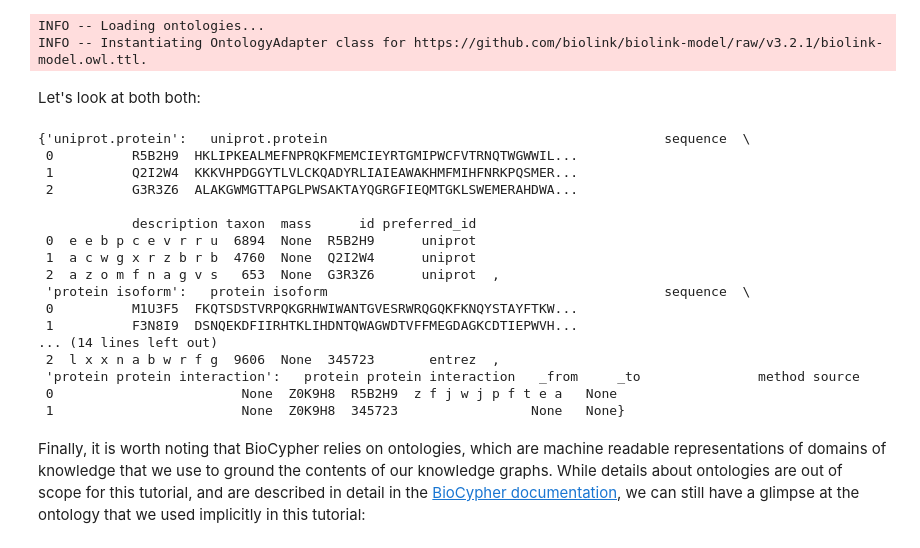
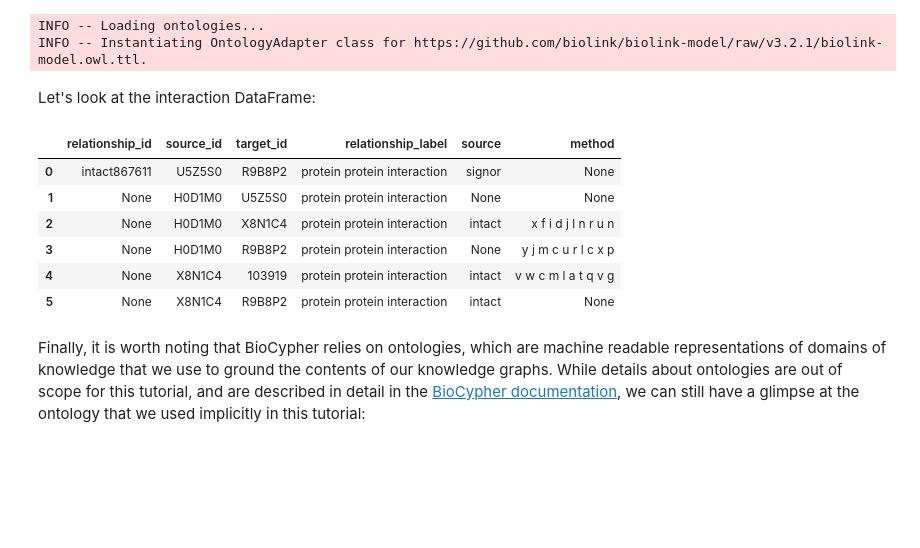
Before and after one commit to biocypher/biocypher, a Jupyter notebook: tutorial/08_basics_pandas.ipynb, the cells around one changed output. Saved outputs shown, nothing was run; the diff lists cells and outputs as text; code cells hidden in the pictures; blank space fills up the shorter version.

```diff
--- a/tutorial/08_basics_pandas.ipynb
+++ b/tutorial/08_basics_pandas.ipynb
@@ -688,27 +687,17 @@ bc.add(edge_generator(ppi))
 INFO -- Loading ontologies...
 INFO -- Instantiating OntologyAdapter class for https://github.com/biolink/biolink-model/raw/v3.2.1/biolink-model.owl.ttl.
 # %% [markdown]
-Let's look at both both:
+Let's look at the interaction DataFrame:
 # %%
-bc.to_df()
+bc.to_df()["protein protein interaction"]
 # %% [output]
-{'uniprot.protein':   uniprot.protein                                           sequence  \
- 0          R5B2H9  HKLIPKEALMEFNPRQKFMEMCIEYRTGMIPWCFVTRNQTWGWWIL...
- 1          Q2I2W4  KKKVHPDGGYTLVLCKQADYRLIAIEAWAKHMFMIHFNRKPQSMER...
- 2          G3R3Z6  ALAKGWMGTTAPGLPWSAKTAYQGRGFIEQMTGKLSWEMERAHDWA...
-
-            description taxon  mass      id preferred_id
- 0  e e b p c e v r r u  6894  None  R5B2H9      uniprot
- 1  a c w g x r z b r b  4760  None  Q2I2W4      uniprot
- 2  a z o m f n a g v s   653  None  G3R3Z6      uniprot  ,
- 'protein isoform':   protein isoform                                           sequence  \
- 0          M1U3F5  FKQTSDSTVRPQKGRHWIWANTGVESRWRQGQKFKNQYSTAYFTKW...
- 1          F3N8I9  DSNQEKDFIIRHTKLIHDNTQWAGWDTVFFMEGDAGKCDTIEPWVH...
-... (14 lines left out)
- 2  l x x n a b w r f g  9606  None  345723       entrez  ,
- 'protein protein interaction':   protein protein interaction   _from     _to               method source
- 0                        None  Z0K9H8  R5B2H9  z f j w j p f t e a   None
- 1                        None  Z0K9H8  345723                 None   None}
+|  | relationship_id | source_id | target_id | relationship_label | source | method |
+| 0 | intact867611 | U5Z5S0 | R9B8P2 | protein protein interaction | signor | None |
+| 1 | None | H0D1M0 | U5Z5S0 | protein protein interaction | None | None |
+| 2 | None | H0D1M0 | X8N1C4 | protein protein interaction | intact | x f i d j l n r u n |
+| 3 | None | H0D1M0 | R9B8P2 | protein protein interaction | None | y j m c u r l c x p |
+| 4 | None | X8N1C4 | 103919 | protein protein interaction | intact | v w c m l a t q v g |
+| 5 | None | X8N1C4 | R9B8P2 | protein protein interaction | intact | None |
 # %% [markdown]
 Finally, it is worth noting that BioCypher relies on ontologies, which are machine readable representations of domains of knowledge that we use to ground the contents of our knowledge graphs. While details about ontologies are out of scope for this tutorial, and are described in detail in the [BioCypher documentation](https://biocypher.org/tutorial-ontology.html), we can still have a glimpse at the ontology that we used implicitly in this tutorial:
 # %%
```
Also changed, not shown: parts of 14 cells of this notebook, 2 other files.
